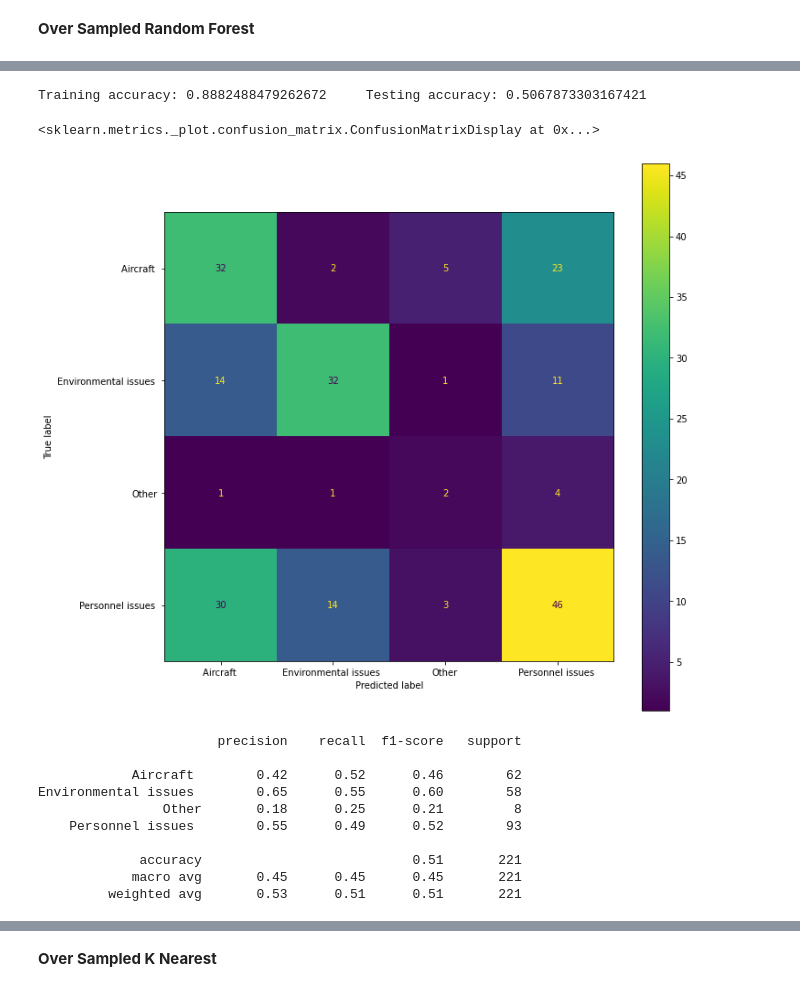
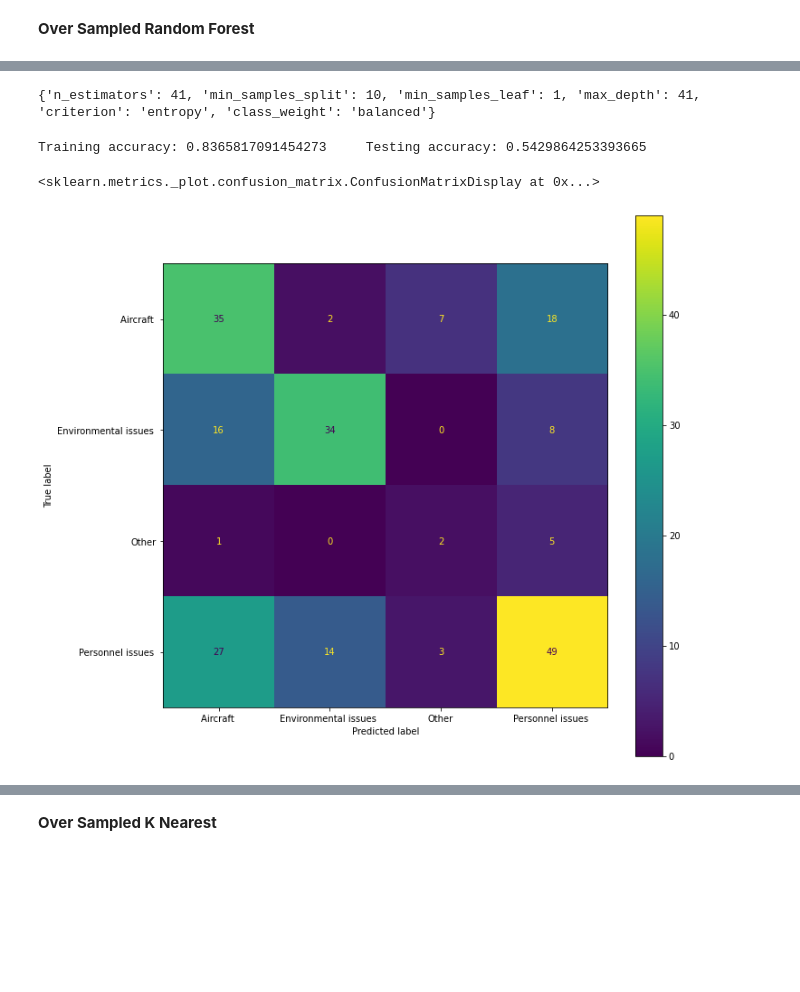
Before and after one commit to ashleyg16/Capstone2, a Jupyter notebook: Capstone 2 Modeling.ipynb, the cells around one changed output, grey strips where cells are left out. Saved outputs shown, nothing was run; the diff lists cells and outputs as text; code cells hidden in the pictures; blank space fills up the shorter version.

```diff
--- a/Capstone 2 Modeling.ipynb
+++ b/Capstone 2 Modeling.ipynb
@@ -335,34 +267,42 @@ plt.show()
-# %%
-#Looking at Accuracy for our final model with n_estimators = 30 and max_depth = 10
-rf_s = RandomForestClassifier(n_estimators = 30, max_depth = 10)
-rf_s.fit(X_train_smote, y_train_smote.values.ravel())
-y_pred = rf_s.predict(X_test)
-
-train_acc_rfs = rf_s.score(X_train_smote, y_train_smote)
-test_acc_rfs = rf_s.score(X_test, y_test)
-
-print('Training accuracy:', train_acc_rfs, '    Testing accuracy:', test_acc_rfs)
-# %% [output]
-Training accuracy: 0.8882488479262672     Testing accuracy: 0.5067873303167421
-# %%
-cf_matrix = confusion_matrix(y_test, y_pred)
-cmd = ConfusionMatrixDisplay(cf_matrix, display_labels = rf_s.classes_)
-
-fig, ax = plt.subplots(figsize = (11,11))
-cmd.plot(ax=ax)
-# %% [output]
-<sklearn.metrics._plot.confusion_matrix.ConfusionMatrixDisplay at 0x...>
-[figure, removed]
-# %%
-print(classification_report(y_test, y_pred, target_names = rf_s.classes_, zero_division = 0))
-# %% [output]
-                       precision    recall  f1-score   support
-
-            Aircraft        0.42      0.52      0.46        62
-Environmental issues        0.65      0.55      0.60        58
-                Other       0.18      0.25      0.21         8
-    Personnel issues        0.55      0.49      0.52        93
-
-             accuracy                           0.51       221
-            macro avg       0.45      0.45      0.45       221
-         weighted avg       0.53      0.51      0.51       221
+# %%
+rf_params_smote = {'criterion': ['gini', 'entropy'],
+                   'class_weight': [{'Aircraft ': 1, 'Environmental issues ': 1, 'Personnel issues ':1, 'Other': 1},
+                    {'Aircraft ': 1, 'Environmental issues ': 1, 'Personnel issues ':1, 'Other': 5},
+                    {'Aircraft ': 1, 'Environmental issues ': 1, 'Personnel issues ':1, 'Other': 10},
+                    {'Aircraft ': 2, 'Environmental issues ': 2, 'Personnel issues ':1, 'Other': 5},
+                    {'Aircraft ': 2, 'Environmental issues ': 2, 'Personnel issues ':1, 'Other': 10},
+                    'balanced'],
+                   'n_estimators': np.arange(1, 100, step = 5),
+                   'max_depth': np.arange(1, 50, step = 5),
+                   'min_samples_split': np.arange(2, 20, step = 2),
+                   'min_samples_leaf': np.arange(1, 20, step = 2)}
+
+rf_random_smote = RandomizedSearchCV(RandomForestClassifier(max_features = 'sqrt', random_state = 42), rf_params_smote,
+                                     n_iter = 500, scoring = 'accuracy', n_jobs = -1, random_state = 123)
+rf_random_smote.fit(X_train_smote, y_train_smote.values.ravel())
+print(rf_random_smote.best_params_)
+# %% [output]
+{'n_estimators': 41, 'min_samples_split': 10, 'min_samples_leaf': 1, 'max_depth': 41, 'criterion': 'entropy', 'class_weight': 'balanced'}
+# %%
+#Looking at Accuracy for our final model with parameters from the grid search
+rf_smote = RandomForestClassifier(n_estimators = 41, min_samples_split = 10, min_samples_leaf = 1, max_depth = 41,
+                                  criterion = 'entropy', max_features = 'sqrt',  random_state = 42,
+                                  class_weight = 'balanced')
+rf_smote.fit(X_train_smote, y_train_smote.values.ravel())
+y_pred_rf_smote = rf_smote.predict(X_test)
+
+rf_smote_train_acc = rf_smote.score(X_train_smote, y_train_smote)
+rf_smote_test_acc = rf_smote.score(X_test, y_test)
+
+print('Training accuracy:', rf_smote_train_acc, '    Testing accuracy:', rf_smote_test_acc)
+# %% [output]
+Training accuracy: 0.8365817091454273     Testing accuracy: 0.5429864253393665
+# %%
+rf_smote_cf_matrix = confusion_matrix(y_test, y_pred_rf_smote)
+cmd = ConfusionMatrixDisplay(rf_smote_cf_matrix, display_labels = rf_smote.classes_)
+
+fig, ax = plt.subplots(figsize = (11,11))
+cmd.plot(ax=ax)
+# %% [output]
+<sklearn.metrics._plot.confusion_matrix.ConfusionMatrixDisplay at 0x...>
+[figure, added]
```
Also changed, not shown: parts of 46 cells of this notebook.
